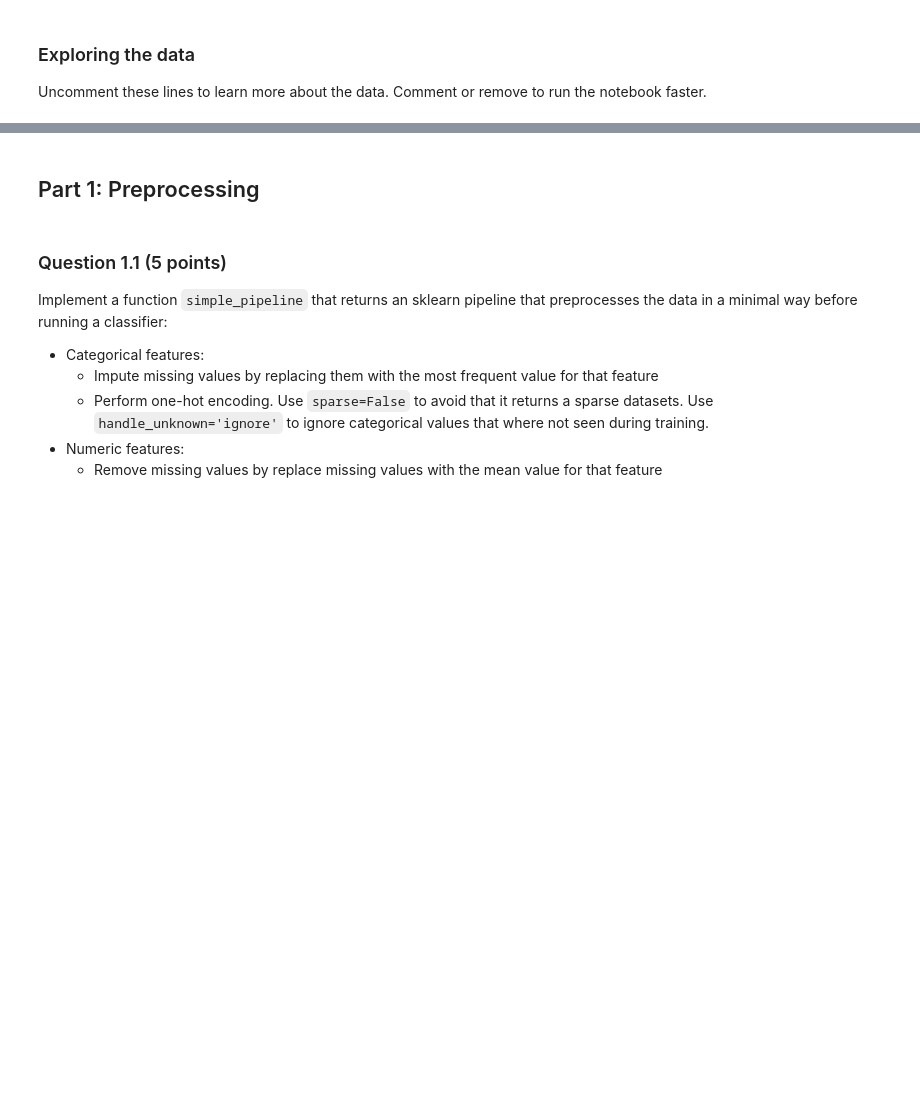
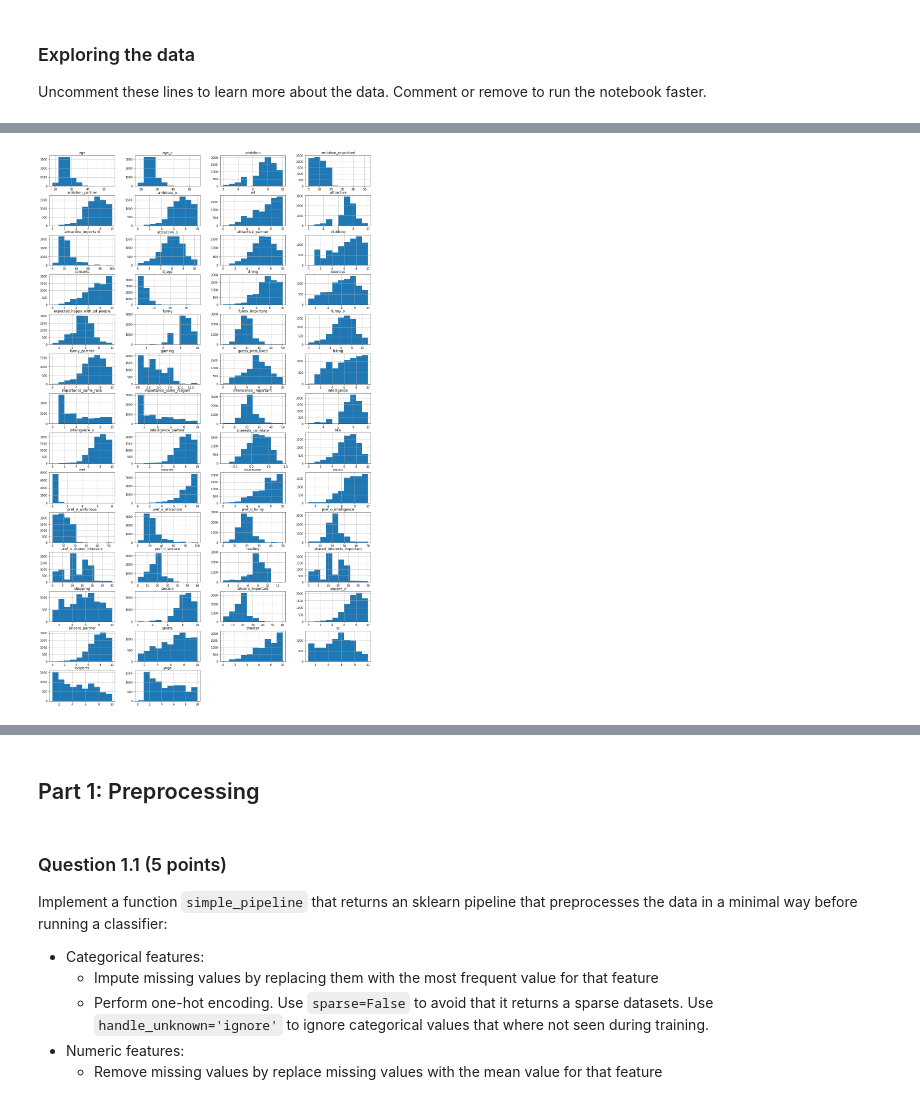
Before and after one commit to Gerdome/ml-course-assignment-2, a Jupyter notebook: Assignment 2.ipynb, the cells around one changed output, grey strips where cells are left out. Drawn from its saved outputs; the diff is of its cells as text; code cells hidden in the pictures; blank space fills up the shorter version.

```diff
--- a/Assignment 2.ipynb
+++ b/Assignment 2.ipynb
@@ -85,5 +124,7 @@ Uncomment these lines to learn more about the data. Comment or remove to run the
 # %%
 # Distributions of numeric data
-# X.hist(layout=(20,4), figsize=(20,50));
+X.hist(layout=(20,4), figsize=(20,50));
+# %% [output]
+[figure, added]
 # %%
 # What do people find important? Is this related to the outcome (match / no match)?
```
Also changed, not shown: parts of 27 cells of this notebook.
